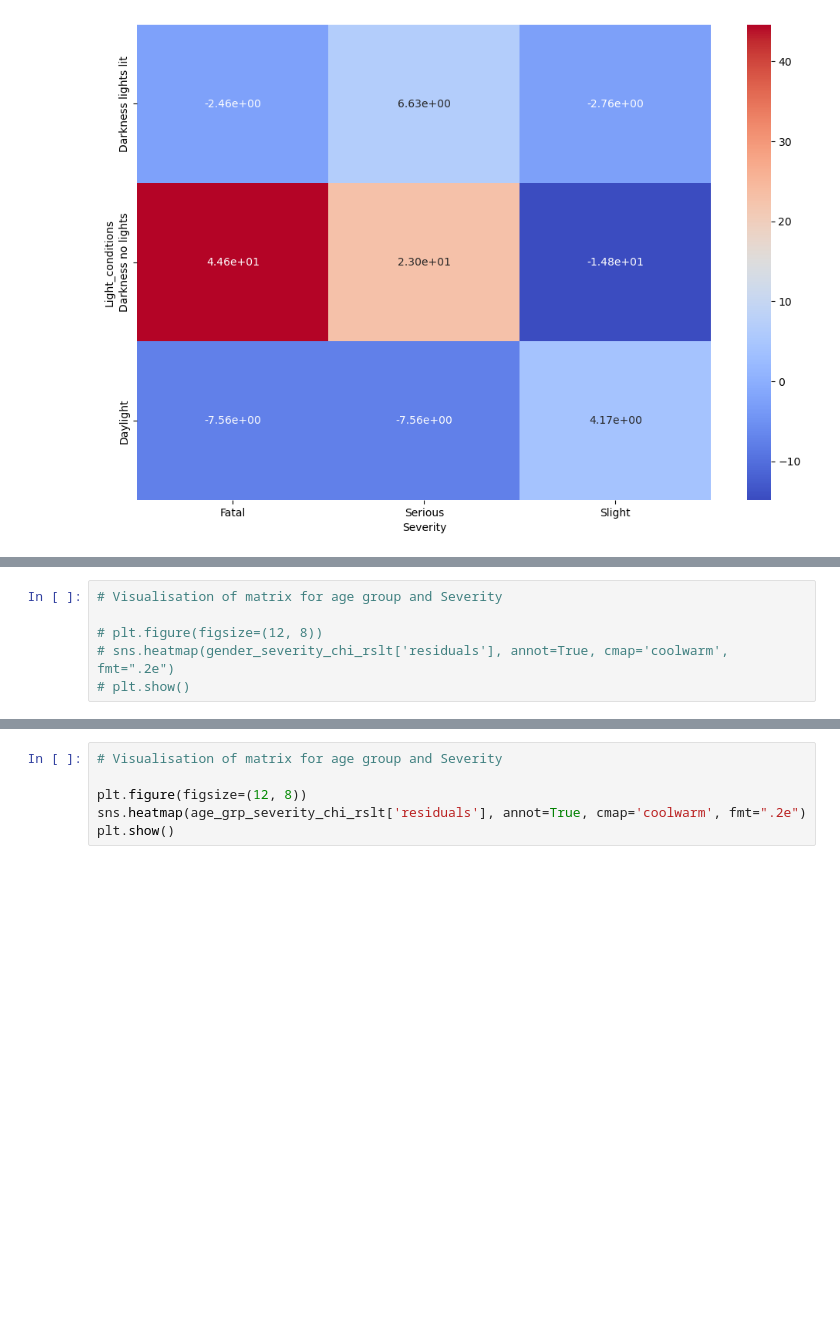
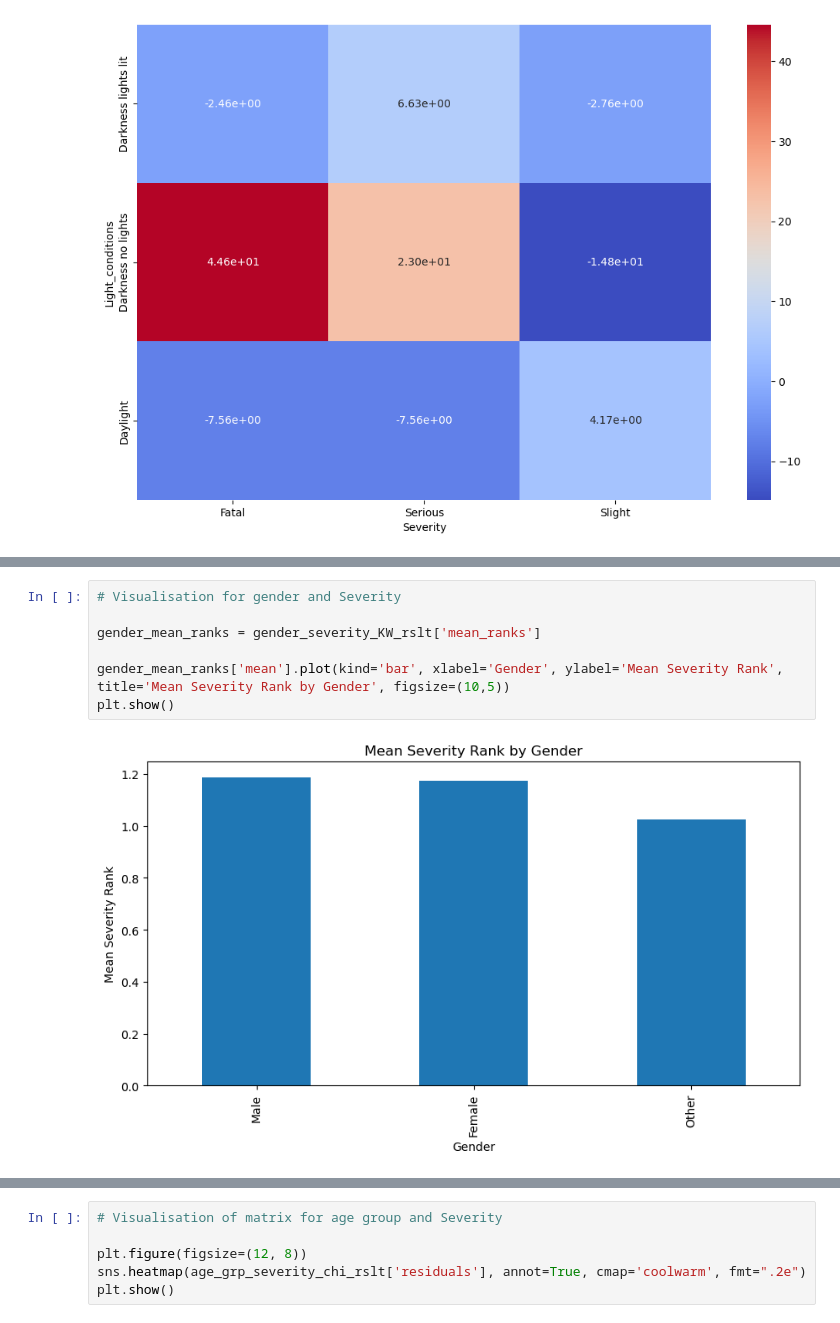
Before and after one commit to mchase007/EDA_UK_Bicycle_Accidents_1979_2018, a Jupyter notebook: EDA_BicycleAccidents.ipynb, the cells around one changed output, grey strips where cells are left out. Drawn from its saved outputs; the diff is of its cells as text; blank space fills up the shorter version.

Commit message:
Inferential for day of the week and severity

```diff
--- a/EDA_BicycleAccidents.ipynb
+++ b/EDA_BicycleAccidents.ipynb
@@ -2056,9 +2100,12 @@ gender_severity_KW_rslt = run_kruskal_wallis(df_Ac_Bk_clean,'Gender','Severity',
 # %%
-# Visualisation of matrix for age group and Severity
+# Visualisation for gender and Severity
 
-# plt.figure(figsize=(12, 8))
-# sns.heatmap(gender_severity_chi_rslt['residuals'], annot=True, cmap='coolwarm', fmt=".2e")
-# plt.show()
+gender_mean_ranks = gender_severity_KW_rslt['mean_ranks']
+
+gender_mean_ranks['mean'].plot(kind='bar', xlabel='Gender', ylabel='Mean Severity Rank', title='Mean Severity Rank by Gender', figsize=(10,5))
+plt.show()
+# %% [output]
+[figure, added]
 # %%
 # Test if a relationship exists between age group and severity
 
```
Also changed, not shown: parts of 11 cells of this notebook.
